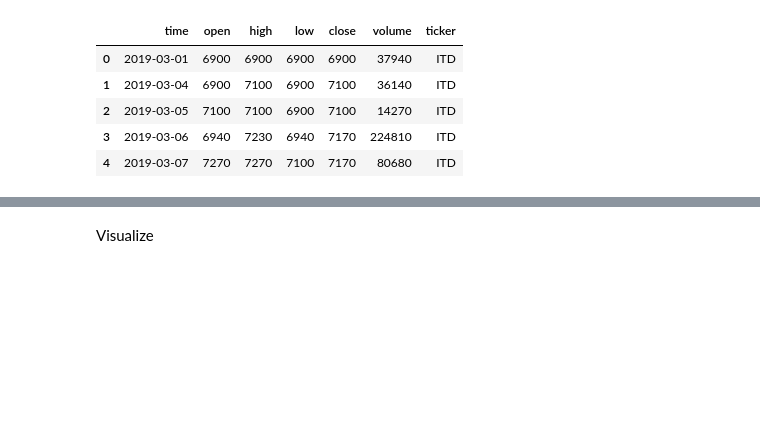
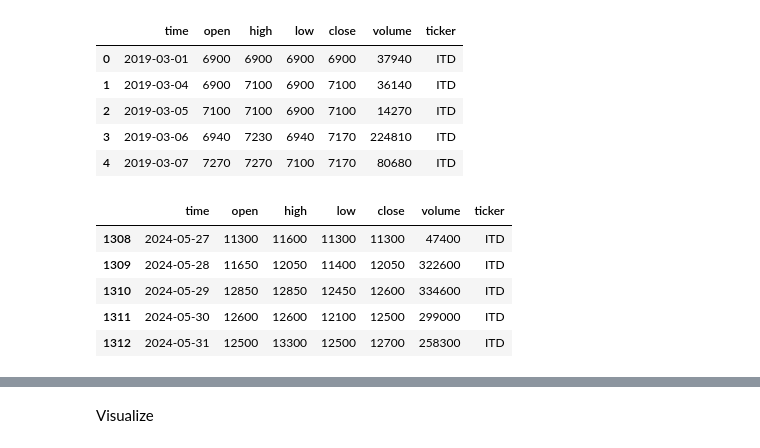
Before and after one commit to cawfee4/IS403_O22_HTCL_8, a Jupyter notebook: Model/DescriptiveStatistics/ITD.ipynb, the cells around one changed output, grey strips where cells are left out. Cells and saved outputs as stored; diff of their text form; code cells hidden in the pictures; blank space fills up the shorter version.

```diff
--- a/Model/DescriptiveStatistics/ITD.ipynb
+++ b/Model/DescriptiveStatistics/ITD.ipynb
@@ -13,6 +13,15 @@ df.head()
 | 2 | 2019-03-05 | 7100 | 7100 | 6900 | 7100 | 14270 | ITD |
 | 3 | 2019-03-06 | 6940 | 7230 | 6940 | 7170 | 224810 | ITD |
 | 4 | 2019-03-07 | 7270 | 7270 | 7100 | 7170 | 80680 | ITD |
+# %%
+df.tail()
+# %% [output]
+|  | time | open | high | low | close | volume | ticker |
+| 1308 | 2024-05-27 | 11300 | 11600 | 11300 | 11300 | 47400 | ITD |
+| 1309 | 2024-05-28 | 11650 | 12050 | 11400 | 12050 | 322600 | ITD |
+| 1310 | 2024-05-29 | 12850 | 12850 | 12450 | 12600 | 334600 | ITD |
+| 1311 | 2024-05-30 | 12600 | 12600 | 12100 | 12500 | 299000 | ITD |
+| 1312 | 2024-05-31 | 12500 | 13300 | 12500 | 12700 | 258300 | ITD |
 # %%
 df['close'].info()
 # %% [output]
```
Also changed, not shown: parts of 4 cells of this notebook, 2 other files.
